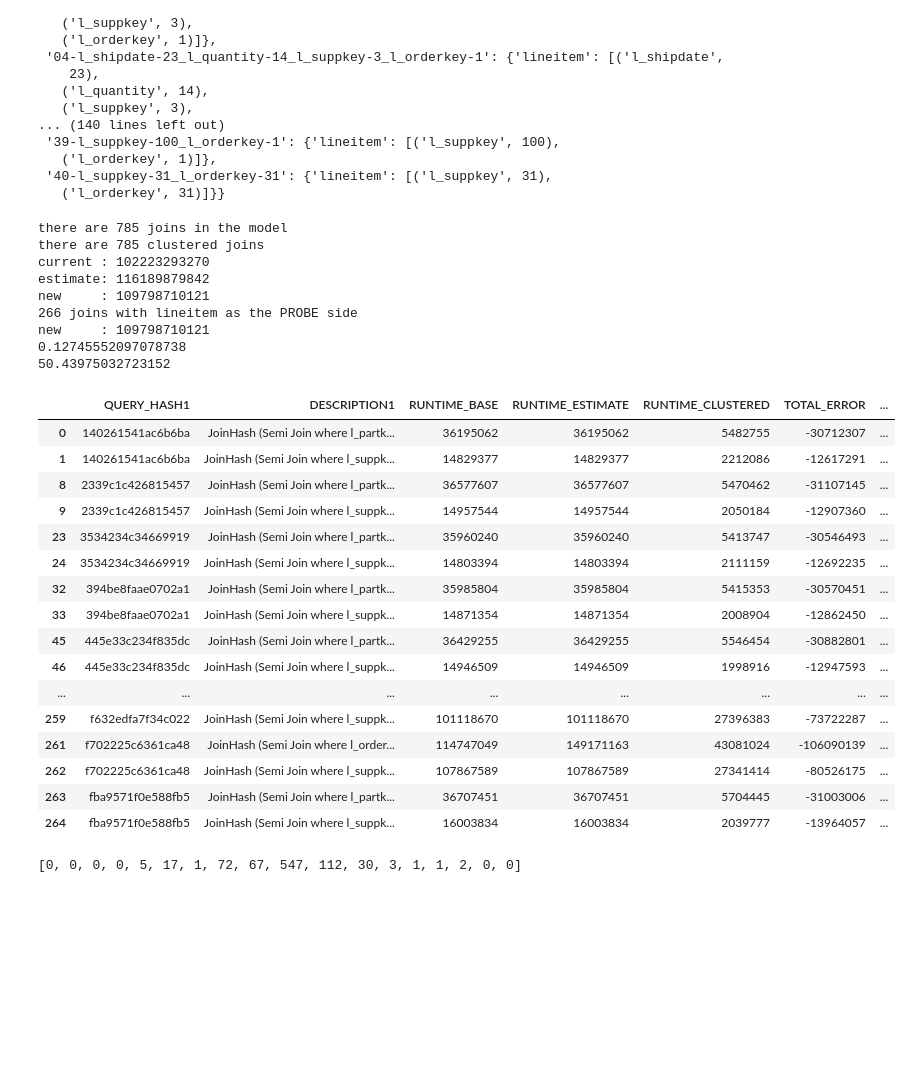
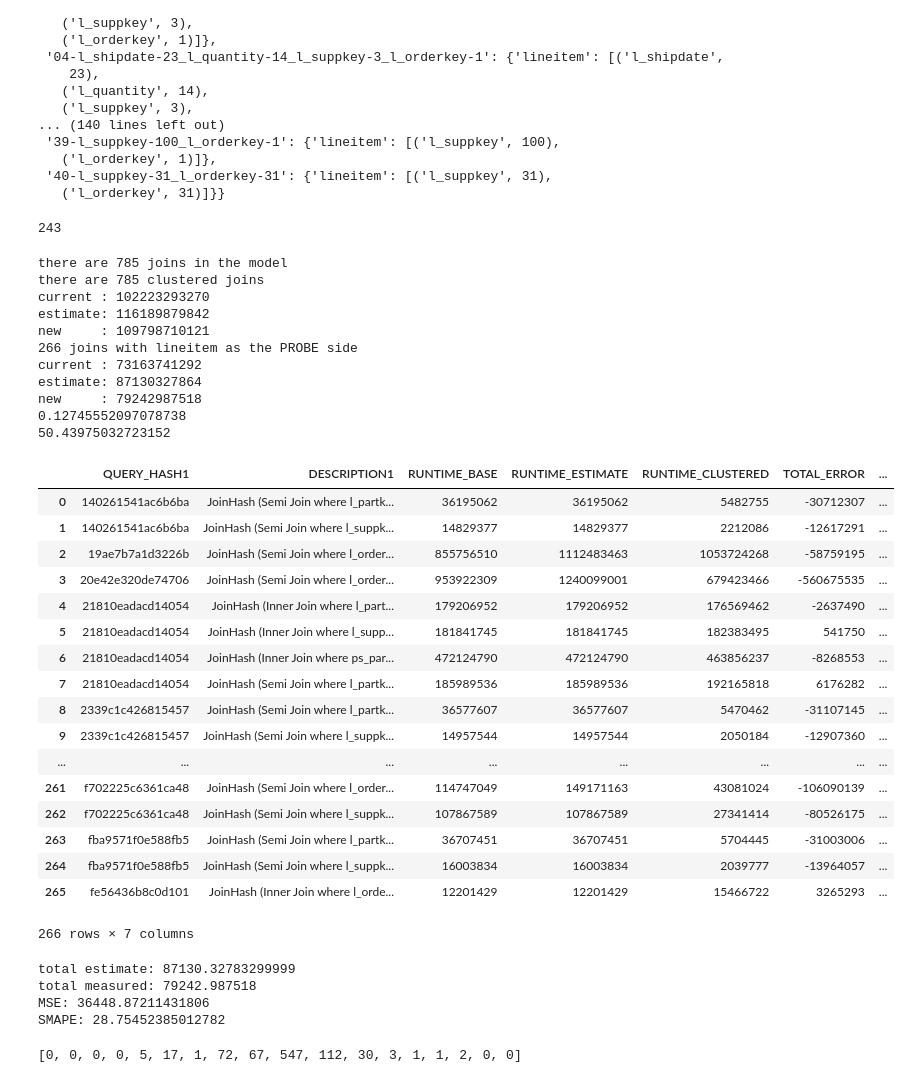
Before and after one commit to aloeser/clustering_model, a Jupyter notebook: model.ipynb, the cells around one changed output. Saved outputs shown, nothing was run; the diff lists cells and outputs as text; code cells hidden in the pictures; blank space fills up the shorter version.

```diff
--- a/model.ipynb
+++ b/model.ipynb
@@ -12,16 +12,17 @@ import json
 # %%
 # Config
 
-BENCHMARK = "TPCDS"
+BENCHMARK = "TPCH"
 CHUNK_SIZE = 65535
 
 if BENCHMARK == "TPCH":
     SCALE_FACTOR = 10
-    RUNS = 10
-    TIME = 300
-    #STATISTICS_PATH = f"~/Dokumente/repos/example_plugin/TPC-H__SF_{SCALE_FACTOR}.000000__RUNS_{RUNS}__TIME_{TIME}__ENCODING_DictionaryFSBA"
+    RUNS = 100
+    TIME = 5000
+    STATISTICS_PATH = f"~/Dokumente/repos/example_plugin/TPC-H__SF_{SCALE_FACTOR}.000000__RUNS_{RUNS}__TIME_{TIME}__ENCODING_DictionaryFSBA"
     #STATISTICS_PATH = f"~/Dokumente/repos/example_plugin/TPCH-BASE"
-    STATISTICS_PATH = "~/Dokumente/repos/example_plugin/stats/final/tpch/sf10_r10/l_orderkey-100"
+    #STATISTICS_PATH = "~/Dokumente/repos/example_plugin/stats/final/tpch/sf10_r10/l_orderkey-100"
+
 elif BENCHMARK == "TPCDS":
     SCALE_FACTOR = 10
     RUNS = 1
@@ -1654,6 +1740,11 @@ Computed all clusterings in 0:40:59.184989
    ('l_orderkey', 1)]},
  '40-l_suppkey-31_l_orderkey-31': {'lineitem': [('l_suppkey', 31),
    ('l_orderkey', 31)]}}
+# %%
+m = create_model("lineitem", 2)
+print(len(m.table_scans))
+# %% [output]
+243
 # %%
 def histogram(values, bins):
     def elements_between(low, high, upper_exclusive=True):
@@ -1713,7 +1804,12 @@ def eval_join_step(table_name, step, sided=True):
     #assert len(estimates) == len(estimates[estimates[f"{side}_TABLE"] == table_name]), "did not get all rows"
 
     if side is not None and sided:
+        current_sum = m.joins.loc[clustered_joins.index].apply(lambda x: x[step + '_NS'] * frequencies[x['QUERY_HASH']], axis=1).sum()
+        estimate_sum = int(estimates.apply(lambda x: x['ESTIMATE_' + step] * frequencies[x['QUERY_HASH']], axis=1).sum())
+        new_sum = clustered_joins.apply(lambda x: x[step + '_NS'] * frequencies[x['QUERY_HASH']], axis=1).sum()
 
+        print(f"current : {current_sum}")
+        print(f"estimate: {estimate_sum}")
         print(f"new     : {new_sum}")
 
     result = pd.DataFrame()
@@ -1734,49 +1830,85 @@ def eval_join_step(table_name, step, sided=True):
 
     result['TOTAL_ERROR'] = result['RUNTIME_CLUSTERED'] - result['RUNTIME_ESTIMATE']
     result['RELATIVE_ERROR'] = result['RUNTIME_CLUSTERED'] / result['RUNTIME_ESTIMATE']
     if step == "CLUSTERING":
         result['RELATIVE_ERROR'].fillna(1, inplace=True)
 
     return result
 
 CLUSTERING_COLUMN = "l_shipdate"
 SIDED = True
 results = eval_join_step("lineitem", "PROBING", SIDED)
 #results = results[CLUSTERING_COLUMN == results['COLUMN_NAME']]
 #results = results[results['COLUMN_NAME'] == 'l_orderkey']
 
 print(results['RELATIVE_ERROR'].min())
 print(results['RELATIVE_ERROR'].max())
 #results[results['QUERY_HASH1'] == "306bc6df7241ccf9"]
 #[results['RUNTIME_BASE'] != results['RUNTIME_ESTIMATE']]
-results[results['RELATIVE_ERROR'] < 0.3][['QUERY_HASH1', 'DESCRIPTION1', 'RUNTIME_BASE', 'RUNTIME_ESTIMATE', 'RUNTIME_CLUSTERED', 'TOTAL_ERROR', 'RELATIVE_ERROR']]
+results[['QUERY_HASH1', 'DESCRIPTION1', 'RUNTIME_BASE', 'RUNTIME_ESTIMATE', 'RUNTIME_CLUSTERED', 'TOTAL_ERROR', 'RELATIVE_ERROR']]
 # %% [output]
 there are 785 joins in the model
 there are 785 clustered joins
 current : 102223293270
 estimate: 116189879842
 new     : 109798710121
 266 joins with lineitem as the PROBE side
-new     : 109798710121
+current : 73163741292
+estimate: 87130327864
+new     : 79242987518
 0.12745552097078738
 50.43975032723152
 |  | QUERY_HASH1 | DESCRIPTION1 | RUNTIME_BASE | RUNTIME_ESTIMATE | RUNTIME_CLUSTERED | TOTAL_ERROR | ... |
 | 0 | 140261541ac6b6ba | JoinHash (Semi Join where l_partk... | 36195062 | 36195062 | 5482755 | -30712307 | ... |
 | 1 | 140261541ac6b6ba | JoinHash (Semi Join where l_suppk... | 14829377 | 14829377 | 2212086 | -12617291 | ... |
+| 2 | 19ae7b7a1d3226b | JoinHash (Semi Join where l_order... | 855756510 | 1112483463 | 1053724268 | -58759195 | ... |
+| 3 | 20e42e320de74706 | JoinHash (Semi Join where l_order... | 953922309 | 1240099001 | 679423466 | -560675535 | ... |
+| 4 | 21810eadacd14054 | JoinHash (Inner Join where l_part... | 179206952 | 179206952 | 176569462 | -2637490 | ... |
+| 5 | 21810eadacd14054 | JoinHash (Inner Join where l_supp... | 181841745 | 181841745 | 182383495 | 541750 | ... |
+| 6 | 21810eadacd14054 | JoinHash (Inner Join where ps_par... | 472124790 | 472124790 | 463856237 | -8268553 | ... |
+| 7 | 21810eadacd14054 | JoinHash (Semi Join where l_partk... | 185989536 | 185989536 | 192165818 | 6176282 | ... |
 | 8 | 2339c1c426815457 | JoinHash (Semi Join where l_partk... | 36577607 | 36577607 | 5470462 | -31107145 | ... |
 | 9 | 2339c1c426815457 | JoinHash (Semi Join where l_suppk... | 14957544 | 14957544 | 2050184 | -12907360 | ... |
-| 23 | 3534234c34669919 | JoinHash (Semi Join where l_partk... | 35960240 | 35960240 | 5413747 | -30546493 | ... |
-| 24 | 3534234c34669919 | JoinHash (Semi Join where l_suppk... | 14803394 | 14803394 | 2111159 | -12692235 | ... |
-| 32 | 394be8faae0702a1 | JoinHash (Semi Join where l_partk... | 35985804 | 35985804 | 5415353 | -30570451 | ... |
-| 33 | 394be8faae0702a1 | JoinHash (Semi Join where l_suppk... | 14871354 | 14871354 | 2008904 | -12862450 | ... |
-| 45 | 445e33c234f835dc | JoinHash (Semi Join where l_partk... | 36429255 | 36429255 | 5546454 | -30882801 | ... |
-| 46 | 445e33c234f835dc | JoinHash (Semi Join where l_suppk... | 14946509 | 14946509 | 1998916 | -12947593 | ... |
 | ... | ... | ... | ... | ... | ... | ... | ... |
-| 259 | f632edfa7f34c022 | JoinHash (Semi Join where l_suppk... | 101118670 | 101118670 | 27396383 | -73722287 | ... |
 | 261 | f702225c6361ca48 | JoinHash (Semi Join where l_order... | 114747049 | 149171163 | 43081024 | -106090139 | ... |
 | 262 | f702225c6361ca48 | JoinHash (Semi Join where l_suppk... | 107867589 | 107867589 | 27341414 | -80526175 | ... |
 | 263 | fba9571f0e588fb5 | JoinHash (Semi Join where l_partk... | 36707451 | 36707451 | 5704445 | -31003006 | ... |
 | 264 | fba9571f0e588fb5 | JoinHash (Semi Join where l_suppk... | 16003834 | 16003834 | 2039777 | -13964057 | ... |
+| 265 | fe56436b8c0d101 | JoinHash (Inner Join where l_orde... | 12201429 | 12201429 | 15466722 | 3265293 | ... |
+266 rows × 7 columns
+# %%
+import sklearn.metrics
+
+ESTIMATE_COLUMN = "RUNTIME_ESTIMATE"
+MEASURED_COLUMN = "RUNTIME_CLUSTERED"
+
+frequencies = get_query_frequencies()
+
+estimates_ms = results.apply(lambda x: x[ESTIMATE_COLUMN] * frequencies[x['QUERY_HASH1']] / 1e6, axis=1)
+measured_ms = results.apply(lambda x: x[MEASURED_COLUMN] * frequencies[x['QUERY_HASH1']] / 1e6, axis=1)
+
+
+mse_nanoseconds = sklearn.metrics.mean_squared_error(measured_ms, estimates_ms)
+#sum_relative_error = results[ESTIMATE_COLUMN].sum / results(MEASURED_COLUMN).sum()
+
+
+
+def smape(y_true, y_pred):
+    denominator = (np.abs(y_true) + np.abs(y_pred))
+    diff = np.abs(y_true - y_pred) / denominator
+    diff[denominator == 0] = 0.0
+    return 200 * np.mean(diff)
+
+
+print(f"total estimate: {estimates_ms.sum()}")
+print(f"total measured: {measured_ms.sum()}")
+print(f"MSE: {mse_nanoseconds}")
+print(f"SMAPE: {smape(measured_ms, estimates_ms)}")
+# %% [output]
+total estimate: 87130.32783299999
+total measured: 79242.987518
+MSE: 36448.87211431806
+SMAPE: 28.75452385012782
 # %%
 import matplotlib.pyplot as plt
 from matplotlib.ticker import MaxNLocator
```
Also changed, not shown: parts of 10 cells of this notebook, 1 other file.
